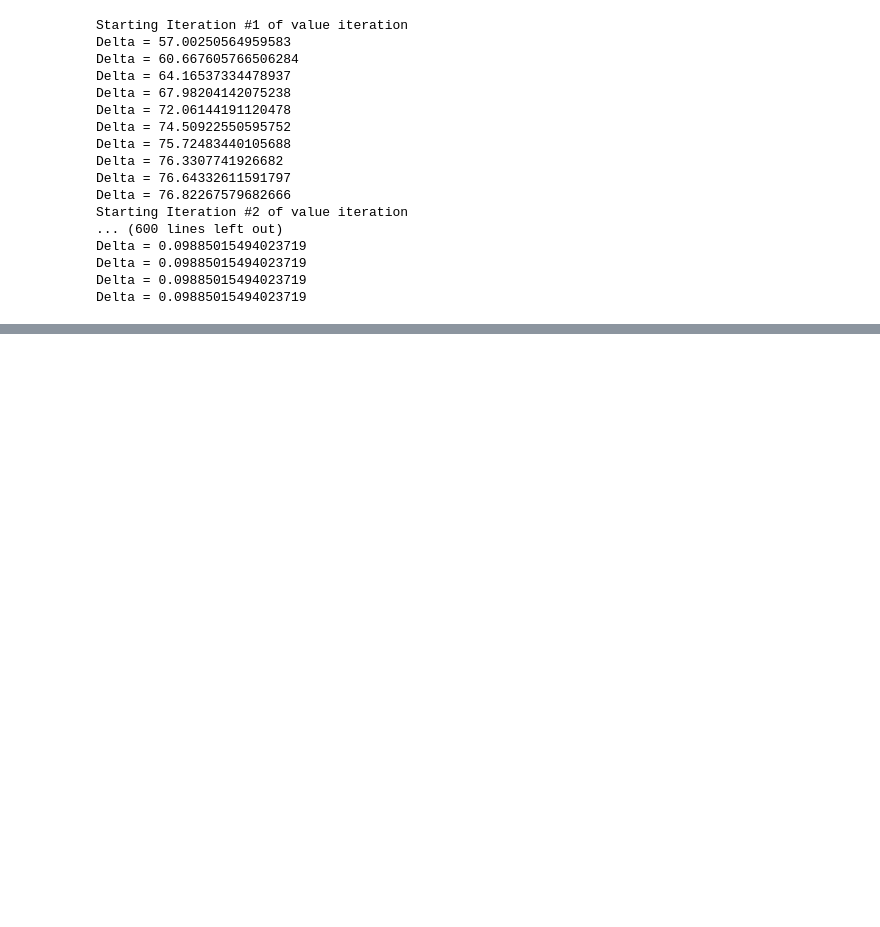
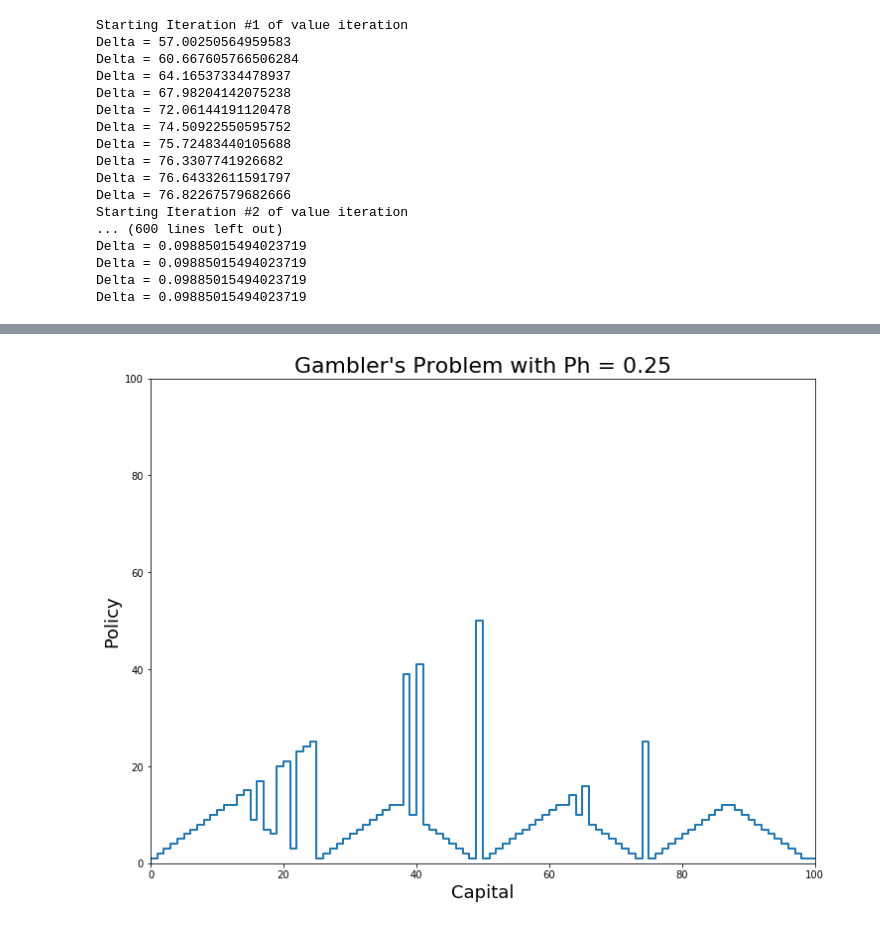
Before and after one commit to jvce92/intro-RL, a Jupyter notebook: ch04_MDP/ch04.ipynb, the cells around one changed output, grey strips where cells are left out. Drawn from its saved outputs; the diff is of its cells as text; code cells hidden in the pictures; blank space fills up the shorter version.

```diff
--- a/ch04_MDP/ch04.ipynb
+++ b/ch04_MDP/ch04.ipynb
@@ -63,0 +111,4 @@ rental_VI.plot_policy()
+# %%
+gambler_ph25.plot_policy()
+# %% [output]
+[figure, added]
```
Also changed, not shown: parts of 16 cells of this notebook, 2 other files.
